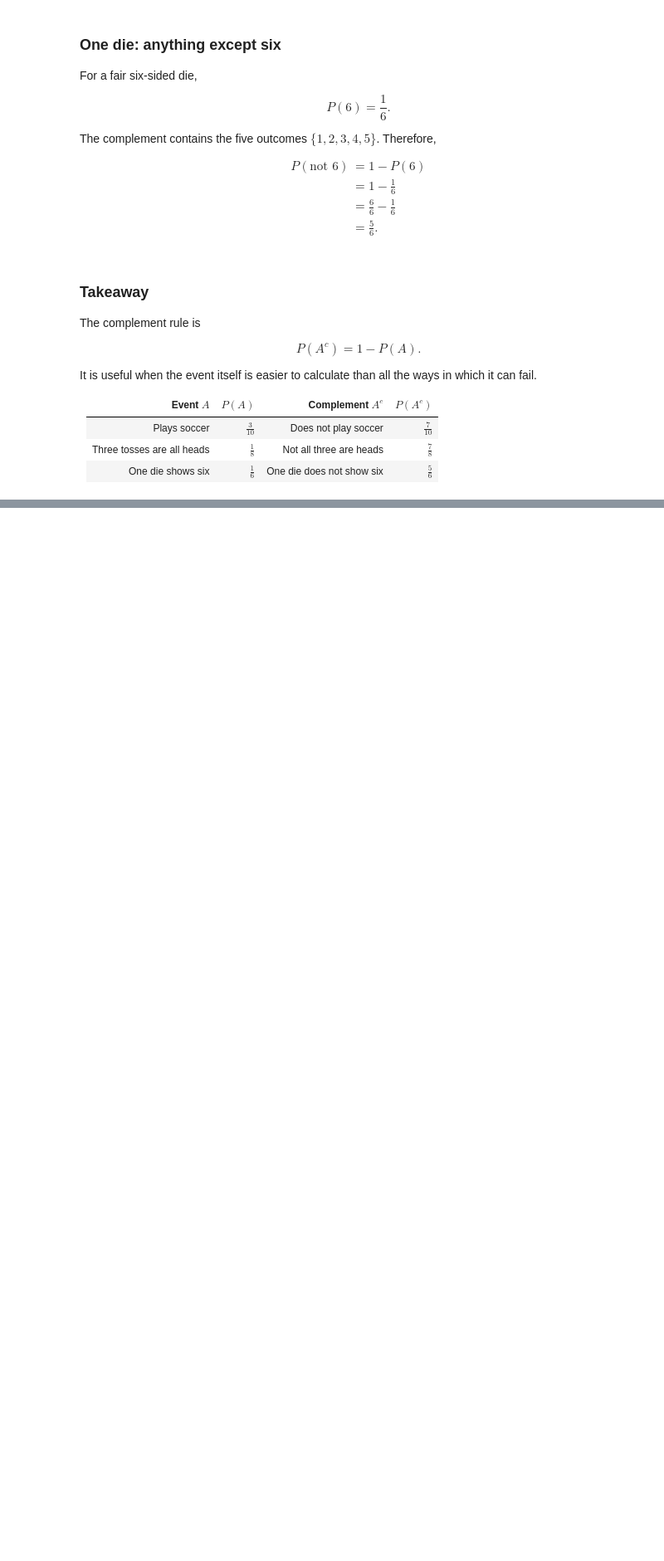
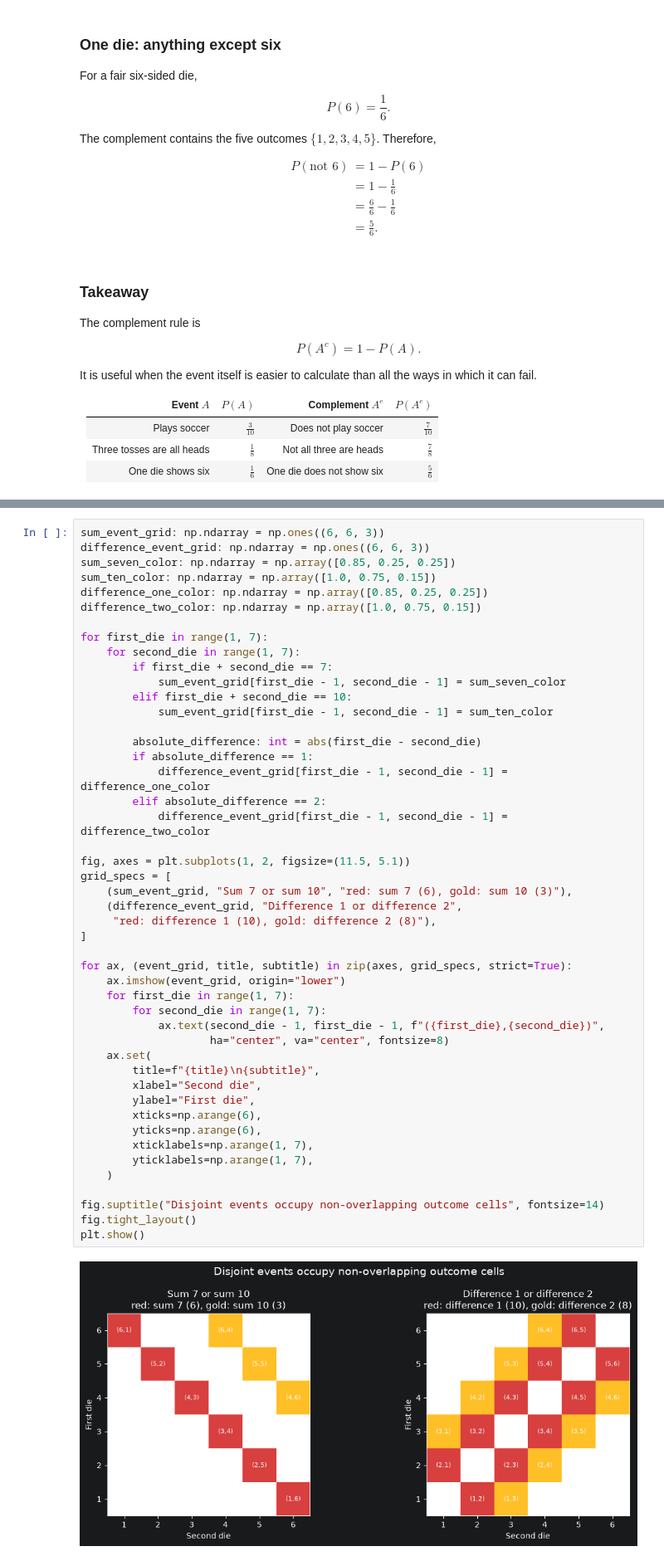
Before and after one commit to majorgilles/mathematics-for-machine-learning-and-data-science, a Jupyter notebook: weeks/c3_w1/01_probability_and_probability_distributions.ipynb, the cells around one changed output, grey strips where cells are left out. Shown at 83% size. Drawn from its saved outputs; the diff is of its cells as text; blank space fills up the shorter version.

```diff
--- a/weeks/c3_w1/01_probability_and_probability_distributions.ipynb
+++ b/weeks/c3_w1/01_probability_and_probability_distributions.ipynb
@@ -618,0 +740,49 @@ It is useful when the event itself is easier to calculate than all the ways in w
+# %%
+sum_event_grid: np.ndarray = np.ones((6, 6, 3))
+difference_event_grid: np.ndarray = np.ones((6, 6, 3))
+sum_seven_color: np.ndarray = np.array([0.85, 0.25, 0.25])
+sum_ten_color: np.ndarray = np.array([1.0, 0.75, 0.15])
+difference_one_color: np.ndarray = np.array([0.85, 0.25, 0.25])
+difference_two_color: np.ndarray = np.array([1.0, 0.75, 0.15])
+
+for first_die in range(1, 7):
+    for second_die in range(1, 7):
+        if first_die + second_die == 7:
+            sum_event_grid[first_die - 1, second_die - 1] = sum_seven_color
+        elif first_die + second_die == 10:
+            sum_event_grid[first_die - 1, second_die - 1] = sum_ten_color
+
+        absolute_difference: int = abs(first_die - second_die)
+        if absolute_difference == 1:
+            difference_event_grid[first_die - 1, second_die - 1] = difference_one_color
+        elif absolute_difference == 2:
+            difference_event_grid[first_die - 1, second_die - 1] = difference_two_color
+
+fig, axes = plt.subplots(1, 2, figsize=(11.5, 5.1))
+grid_specs = [
+    (sum_event_grid, "Sum 7 or sum 10", "red: sum 7 (6), gold: sum 10 (3)"),
+    (difference_event_grid, "Difference 1 or difference 2",
+     "red: difference 1 (10), gold: difference 2 (8)"),
+]
+
+for ax, (event_grid, title, subtitle) in zip(axes, grid_specs, strict=True):
+    ax.imshow(event_grid, origin="lower")
+    for first_die in range(1, 7):
+        for second_die in range(1, 7):
+            ax.text(second_die - 1, first_die - 1, f"({first_die},{second_die})",
+                    ha="center", va="center", fontsize=8)
+    ax.set(
+        title=f"{title}\n{subtitle}",
+        xlabel="Second die",
+        ylabel="First die",
+        xticks=np.arange(6),
+        yticks=np.arange(6),
+        xticklabels=np.arange(1, 7),
+        yticklabels=np.arange(1, 7),
+    )
+
+fig.suptitle("Disjoint events occupy non-overlapping outcome cells", fontsize=14)
+fig.tight_layout()
+plt.show()
+# %% [output]
+[figure, added]
```
Also changed, not shown: parts of 11 cells of this notebook.
